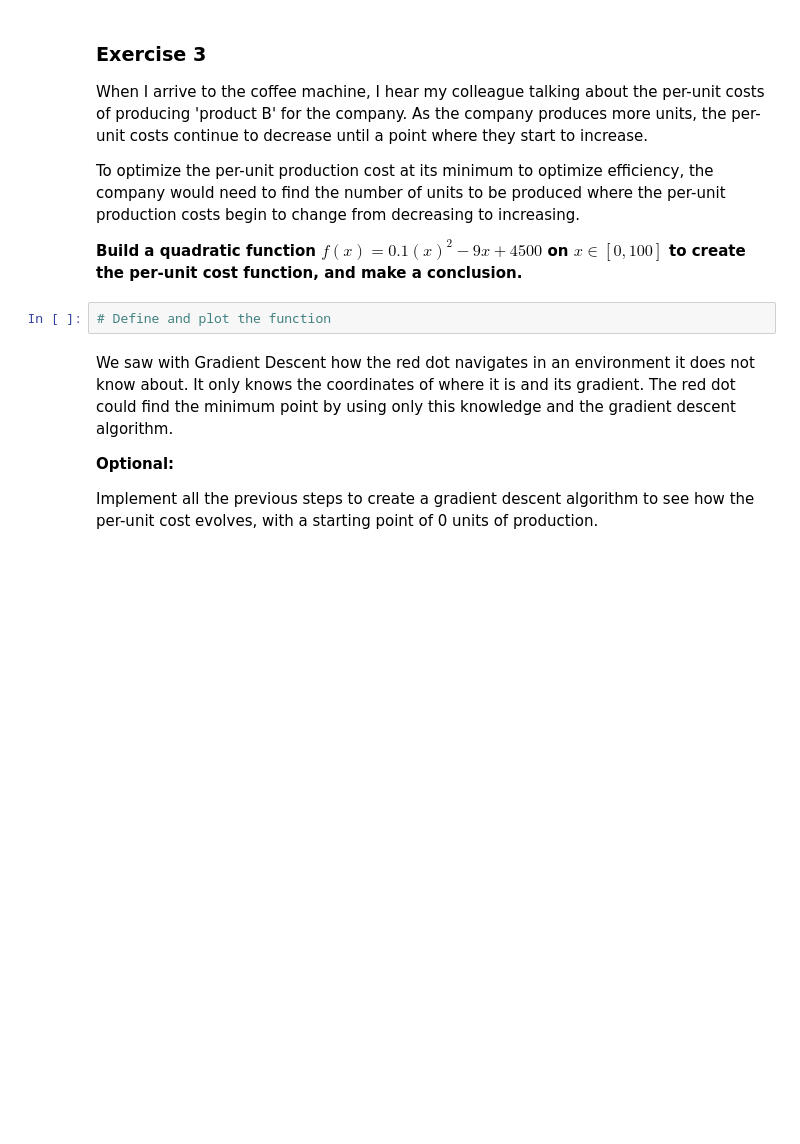
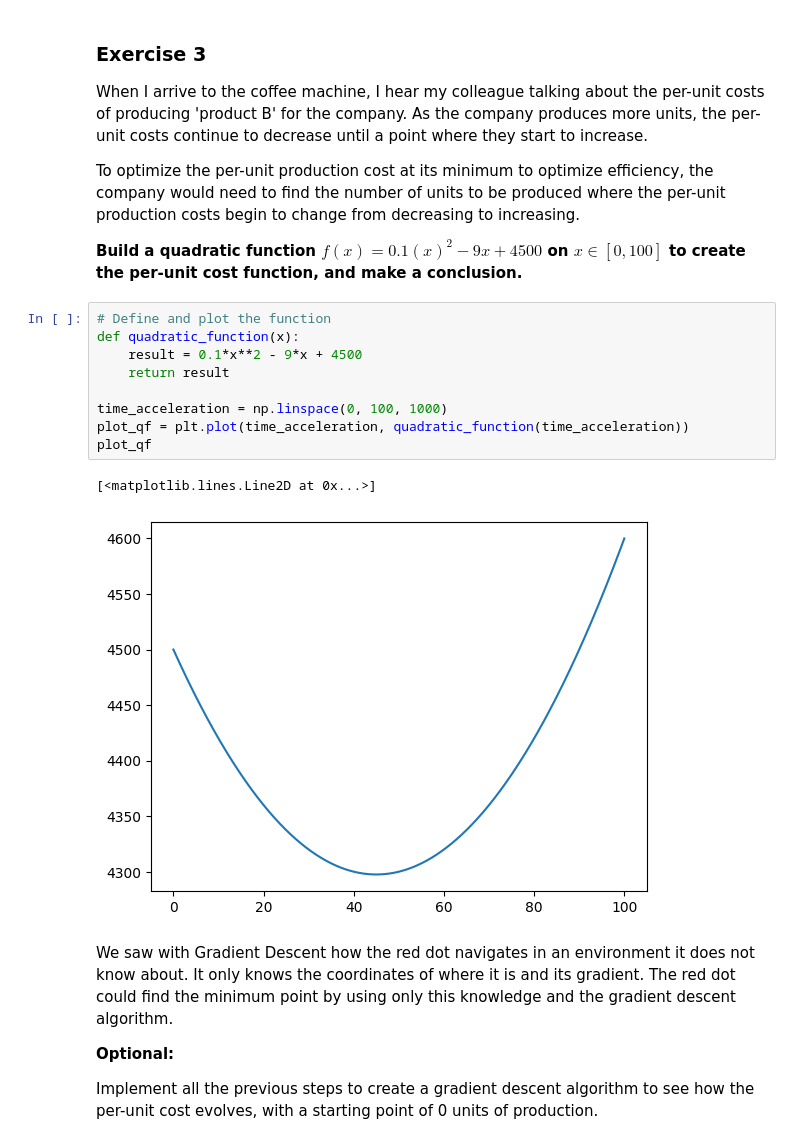
Before and after one commit to Bere333/calculus-and-algebra-problems-with-python, a Jupyter notebook: notebook/problems.ipynb, the cells around one changed output. Drawn from its saved outputs; the diff is of its cells as text; blank space fills up the shorter version.

```diff
--- a/notebook/problems.ipynb
+++ b/notebook/problems.ipynb
@@ -298,6 +298,16 @@ To optimize the per-unit production cost at its minimum to optimize efficiency,
 **Build a quadratic function $f(x)=0.1(x)^2−9x +4500$ on $x∈[0,100]$ to create the per-unit cost function, and make a conclusion.**
 # %%
 # Define and plot the function
+def quadratic_function(x):
+    result = 0.1*x**2 - 9*x + 4500
+    return result
+
+time_acceleration = np.linspace(0, 100, 1000)
+plot_qf = plt.plot(time_acceleration, quadratic_function(time_acceleration))
+plot_qf
+# %% [output]
+[<matplotlib.lines.Line2D at 0x...>]
+[figure, added]
 # %% [markdown]
 We saw with Gradient Descent how the red dot navigates in an environment it does not know about. It only knows the coordinates of where it is and its gradient. The red dot could find the minimum point by using only this knowledge and the gradient descent algorithm.
 
```
